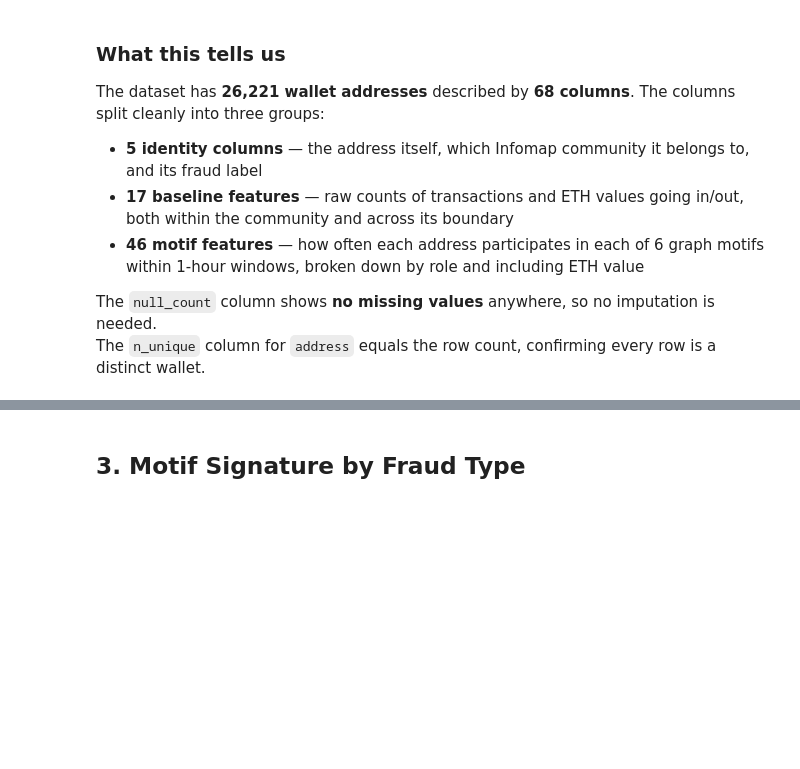
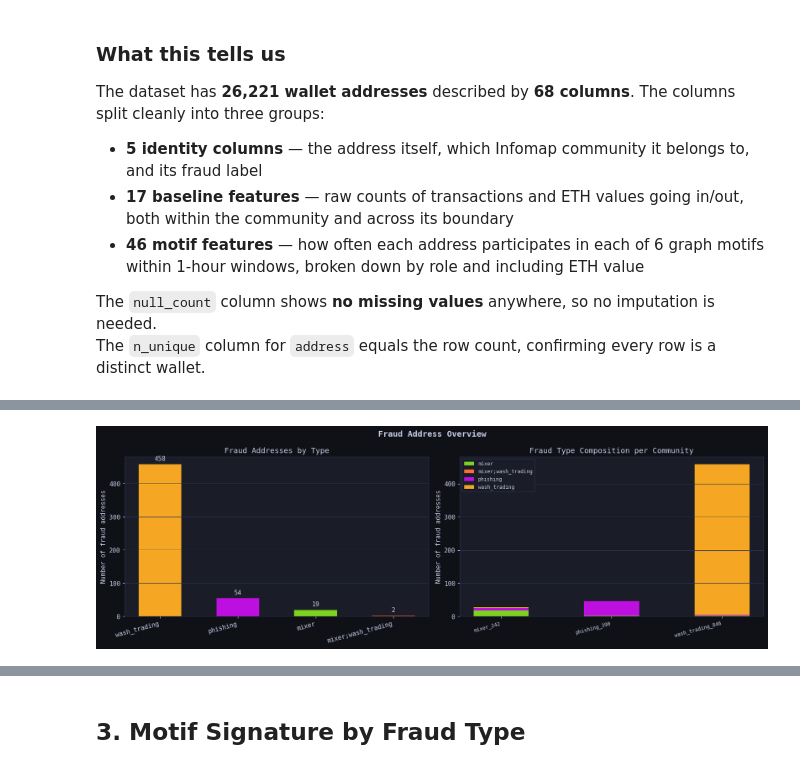
Before and after one commit to Nefeli-Apostolou/GM-Project---Fraud-Detection, a Jupyter notebook: ethereum_motif_analysis.ipynb, the cells around one changed output, grey strips where cells are left out. Drawn from its saved outputs; the diff is of its cells as text; code cells hidden in the pictures; blank space fills up the shorter version.

```diff
--- a/ethereum_motif_analysis.ipynb
+++ b/ethereum_motif_analysis.ipynb
@@ -204,0 +106,15 @@ This is a crucial observation: `wash_trading_846` is a highly contaminated commu
+# %%
+fraud  = df[df["label"] == "fraud"].copy()
+normal = df[df["label"] == "normal"].copy()
+
+type_counts = fraud["detected_type"].value_counts()
+community_fraud = df[df["label"]=="fraud"].groupby(["community","detected_type"]).size().unstack(fill_value=0)
+
+print("Fraud addresses by type:")
+print("-" * 40)
+for t, cnt in type_counts.items():
+    print(f"  {t:25s}: {cnt:4d}  ({cnt/len(fraud)*100:.1f}%)")
+
+print()
+print("Fraud type breakdown per community:")
+print(community_fraud.to_string())
@@ -204,0 +135,34 @@ This is a crucial observation: `wash_trading_846` is a highly contaminated commu
+# %%
+fig, axes = plt.subplots(1, 2, figsize=(15, 5))
+fig.suptitle("Fraud Address Overview", fontsize=13, fontweight="bold")
+
+# Left — fraud type bar
+ax = axes[0]
+colors = [PALETTE.get(t, "#888") for t in type_counts.index]
+bars = ax.bar(type_counts.index, type_counts.values, color=colors, width=0.55)
+ax.set_ylabel("Number of fraud addresses")
+ax.set_title("Fraud Addresses by Type")
+ax.set_xticklabels(type_counts.index, rotation=15, ha="right")
+ax.bar_label(bars, padding=4, color="#c8cde8", fontsize=10)
+ax.grid(axis="y")
+
+# Right — stacked bar: fraud type composition per community
+ax = axes[1]
+cf = community_fraud
+cf_plot = cf.loc[:, (cf > 0).any()]  # drop all-zero columns
+bottom = np.zeros(len(cf_plot))
+for col in cf_plot.columns:
+    vals = cf_plot[col].values.astype(float)
+    bars2 = ax.bar(cf_plot.index, vals, bottom=bottom,
+                   label=col, color=PALETTE.get(col, "#888"), width=0.5)
+    bottom += vals
+ax.set_ylabel("Number of fraud addresses")
+ax.set_title("Fraud Type Composition per Community")
+ax.set_xticklabels(cf_plot.index, rotation=15, ha="right", fontsize=8)
+ax.legend(fontsize=8, facecolor="#1a1d27", edgecolor="#2e3250", labelcolor="#c8cde8")
+ax.grid(axis="y")
+
+plt.tight_layout()
+plt.show()
+# %% [output]
+[figure, added]
```
Also changed, not shown: parts of 35 cells of this notebook.
